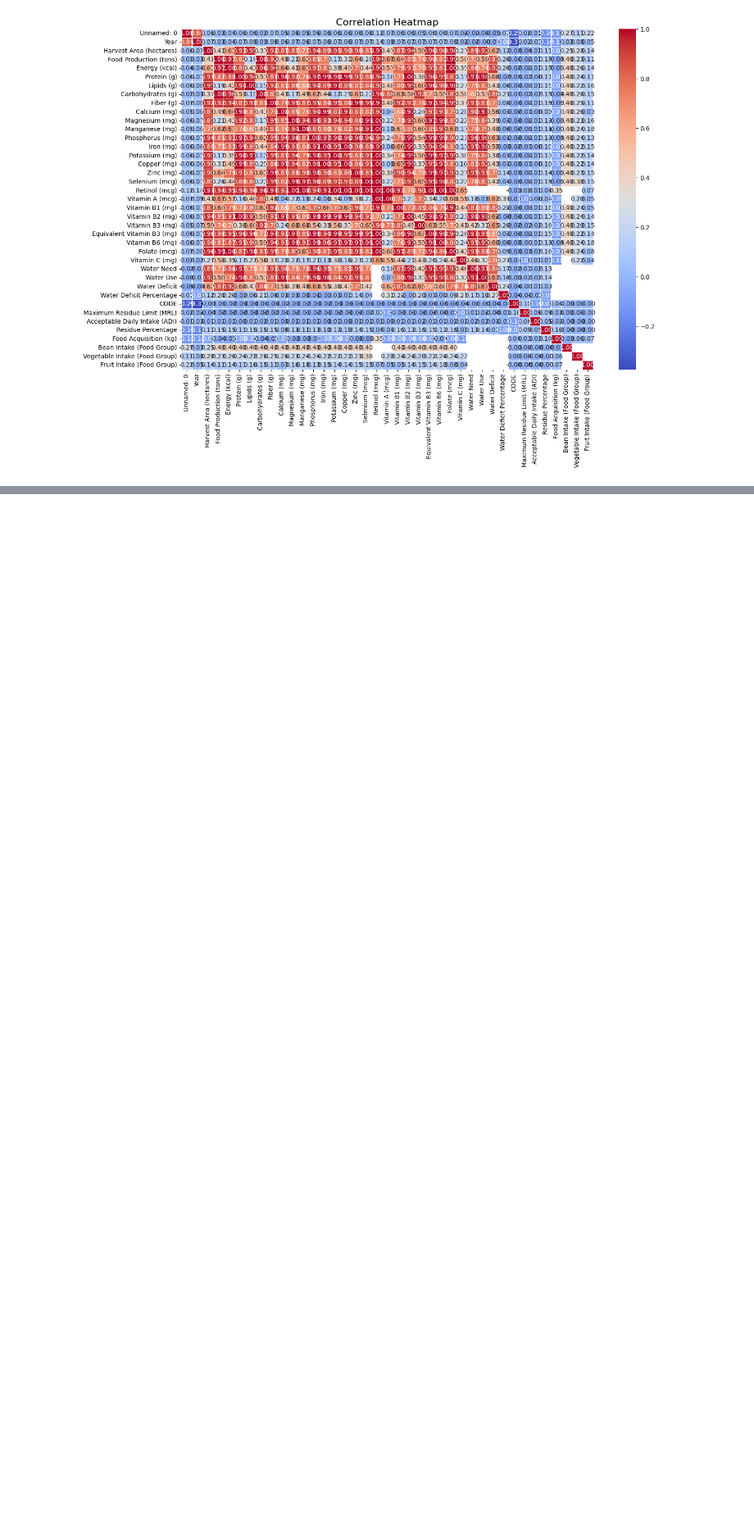
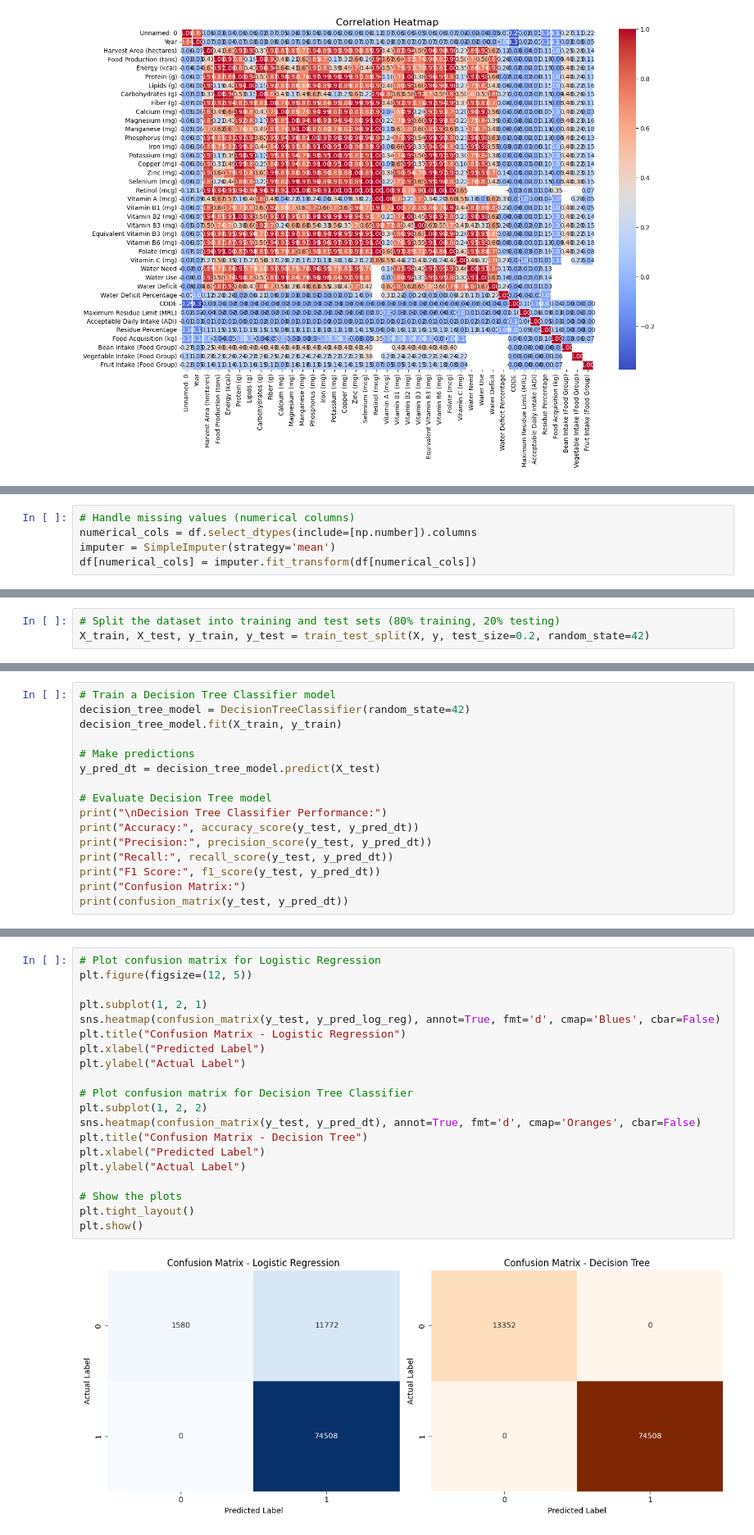
Before and after one commit to XavierRolex/Food-Classification-Model, a Jupyter notebook: food_classification.ipynb, the cells around one changed output, grey strips where cells are left out. Shown at 82% size. Cells and saved outputs as stored; diff of their text form; blank space fills up the shorter version.

```diff
--- a/food_classification.ipynb
+++ b/food_classification.ipynb
@@ -407,0 +275,5 @@ Decision Tree Classifier: precision=1.00, recall=1.00, f1-score=1.00, accuracy=1
+# %%
+# Handle missing values (numerical columns)
+numerical_cols = df.select_dtypes(include=[np.number]).columns
+imputer = SimpleImputer(strategy='mean')
+df[numerical_cols] = imputer.fit_transform(df[numerical_cols])
@@ -407,0 +330,3 @@ Decision Tree Classifier: precision=1.00, recall=1.00, f1-score=1.00, accuracy=1
+# %%
+# Split the dataset into training and test sets (80% training, 20% testing)
+X_train, X_test, y_train, y_test = train_test_split(X, y, test_size=0.2, random_state=42)
@@ -407,0 +358,16 @@ Decision Tree Classifier: precision=1.00, recall=1.00, f1-score=1.00, accuracy=1
+# %%
+# Train a Decision Tree Classifier model
+decision_tree_model = DecisionTreeClassifier(random_state=42)
+decision_tree_model.fit(X_train, y_train)
+
+# Make predictions
+y_pred_dt = decision_tree_model.predict(X_test)
+
+# Evaluate Decision Tree model
+print("\nDecision Tree Classifier Performance:")
+print("Accuracy:", accuracy_score(y_test, y_pred_dt))
+print("Precision:", precision_score(y_test, y_pred_dt))
+print("Recall:", recall_score(y_test, y_pred_dt))
+print("F1 Score:", f1_score(y_test, y_pred_dt))
+print("Confusion Matrix:")
+print(confusion_matrix(y_test, y_pred_dt))
@@ -407,0 +413,22 @@ Decision Tree Classifier: precision=1.00, recall=1.00, f1-score=1.00, accuracy=1
+# %%
+# Plot confusion matrix for Logistic Regression
+plt.figure(figsize=(12, 5))
+
+plt.subplot(1, 2, 1)
+sns.heatmap(confusion_matrix(y_test, y_pred_log_reg), annot=True, fmt='d', cmap='Blues', cbar=False)
+plt.title("Confusion Matrix - Logistic Regression")
+plt.xlabel("Predicted Label")
+plt.ylabel("Actual Label")
+
+# Plot confusion matrix for Decision Tree Classifier
+plt.subplot(1, 2, 2)
+sns.heatmap(confusion_matrix(y_test, y_pred_dt), annot=True, fmt='d', cmap='Oranges', cbar=False)
+plt.title("Confusion Matrix - Decision Tree")
+plt.xlabel("Predicted Label")
+plt.ylabel("Actual Label")
+
+# Show the plots
+plt.tight_layout()
+plt.show()
+# %% [output]
+[figure, added]
```
Also changed, not shown: parts of 11 cells of this notebook, 1 other file.
